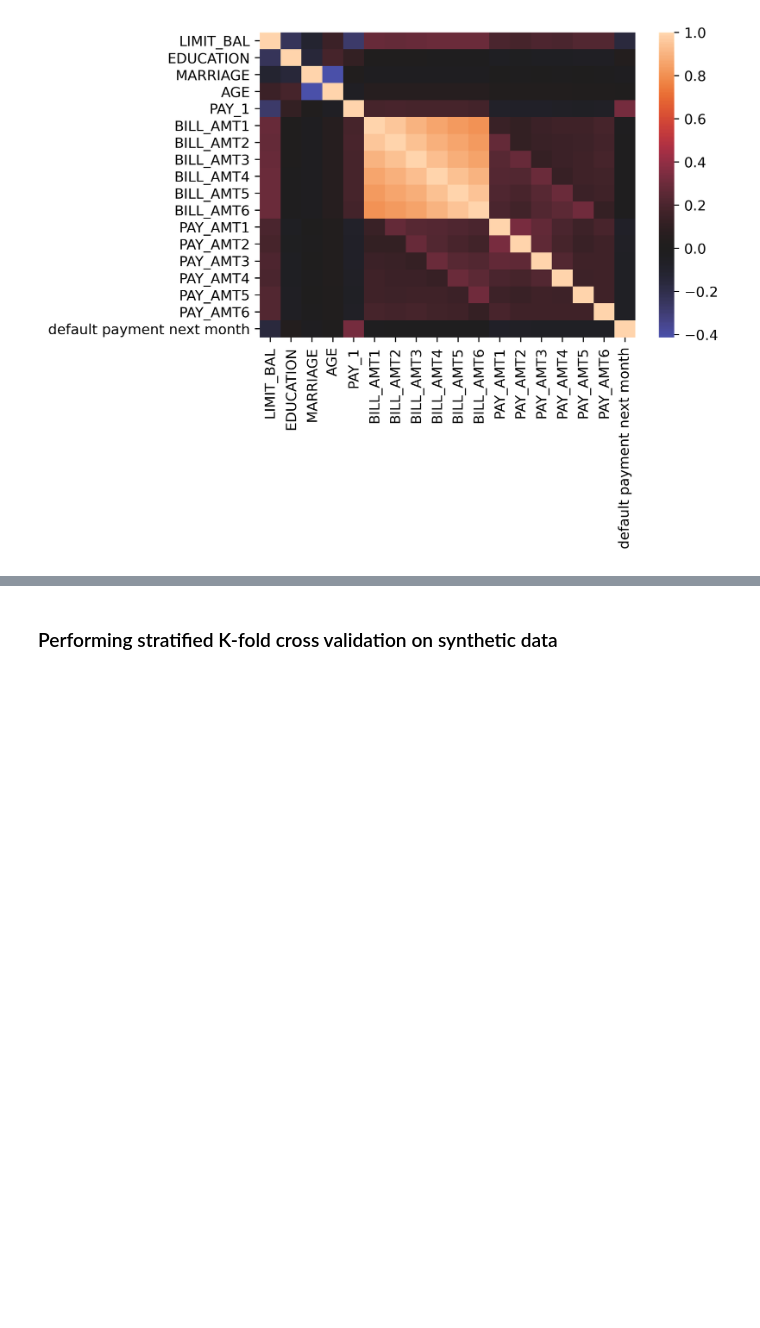
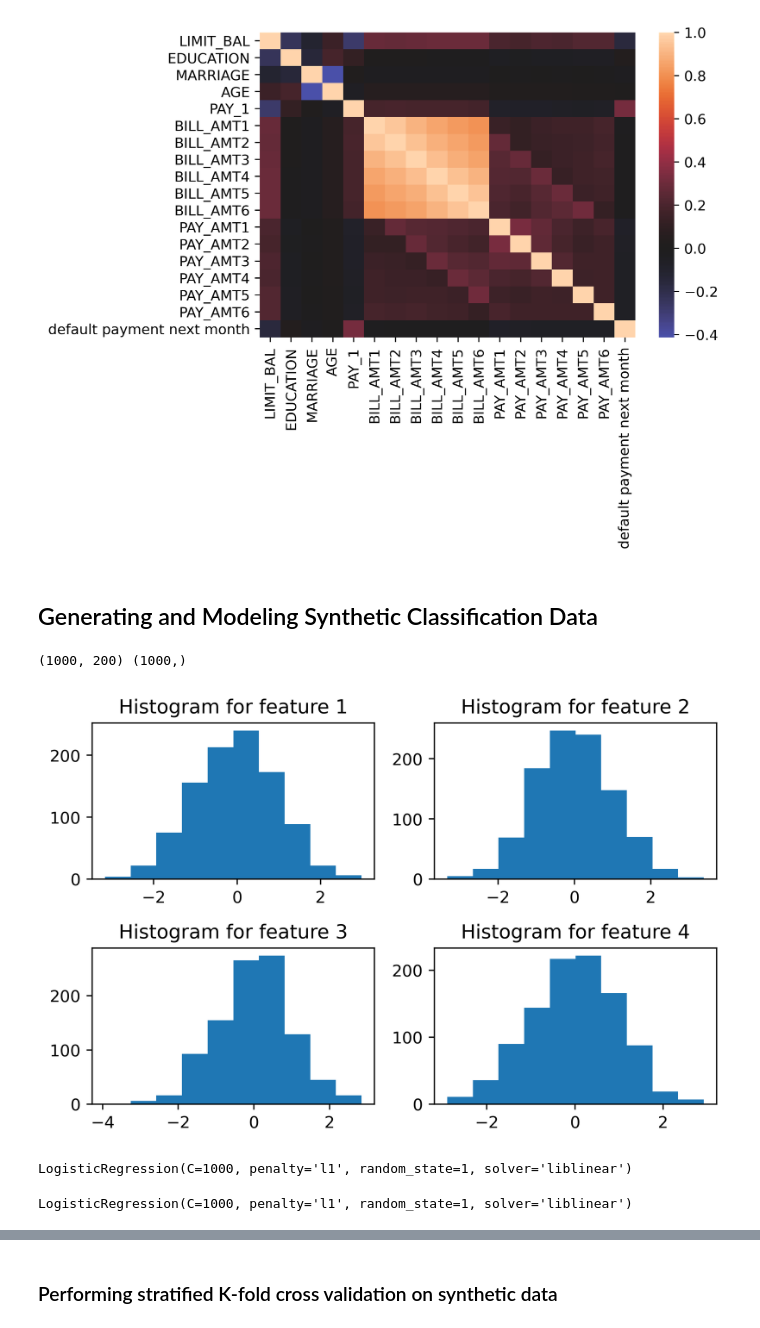
Before and after one commit to anmolpant/Technocolabs-ML-Internship, a Jupyter notebook: Mini Tasks/Mini Task 2/Cross-Validation_and_Feature_Engineering/Cross-Validation_and_Feature_Engineering.ipynb, the cells around one changed output, grey strips where cells are left out. Drawn from its saved outputs; the diff is of its cells as text; code cells hidden in the pictures; blank space fills up the shorter version.

```diff
--- a/Mini Tasks/Mini Task 2/Cross-Validation_and_Feature_Engineering/Cross-Validation_and_Feature_Engineering.ipynb
+++ b/Mini Tasks/Mini Task 2/Cross-Validation_and_Feature_Engineering/Cross-Validation_and_Feature_Engineering.ipynb
@@ -159,3 +159,5 @@ sns.heatmap(corr,
 # %% [output]
 <matplotlib.axes._subplots.AxesSubplot at 0x...>
 [figure]
+# %% [markdown]
+## Generating and Modeling Synthetic Classification Data
@@ -161,0 +169,36 @@ sns.heatmap(corr,
+# %%
+X_synthetic, y_synthetic = make_classification(
+    n_samples=1000, n_features=200,
+    n_informative=3, n_redundant=10,
+    n_repeated=0, n_classes=2,
+    n_clusters_per_class=2, weights=None,
+    flip_y=0.01, class_sep=0.8,
+    hypercube=True, shift=0.0,
+    scale=1.0, shuffle=True,
+    random_state=24
+)
+# %%
+print(X_synthetic.shape, y_synthetic.shape)
+# %% [output]
+(1000, 200) (1000,)
+# %%
+for plot_index in range(4):
+     plt.subplot(2,2,plot_index+1)
+     plt.hist(X_synthetic[:,plot_index])
+     plt.title('Histogram for feature {}'.format(plot_index+1))
+plt.tight_layout()
+# %% [output]
+[figure, added]
+# %%
+X_syn_train, X_syn_test, y_syn_train, y_syn_test = train_test_split(
+    X_synthetic, y_synthetic,
+    test_size=0.2, random_state=24
+)
+lr_syn = LogisticRegression(solver='liblinear', penalty='l1', C=1000, random_state=1)
+lr_syn.fit(X_syn_train, y_syn_train)
+# %% [output]
+LogisticRegression(C=1000, penalty='l1', random_state=1, solver='liblinear')
+# %%
+lr_syn.fit(X_syn_train, y_syn_train)
+# %% [output]
+LogisticRegression(C=1000, penalty='l1', random_state=1, solver='liblinear')
```
Also changed, not shown: parts of 3 cells of this notebook.
